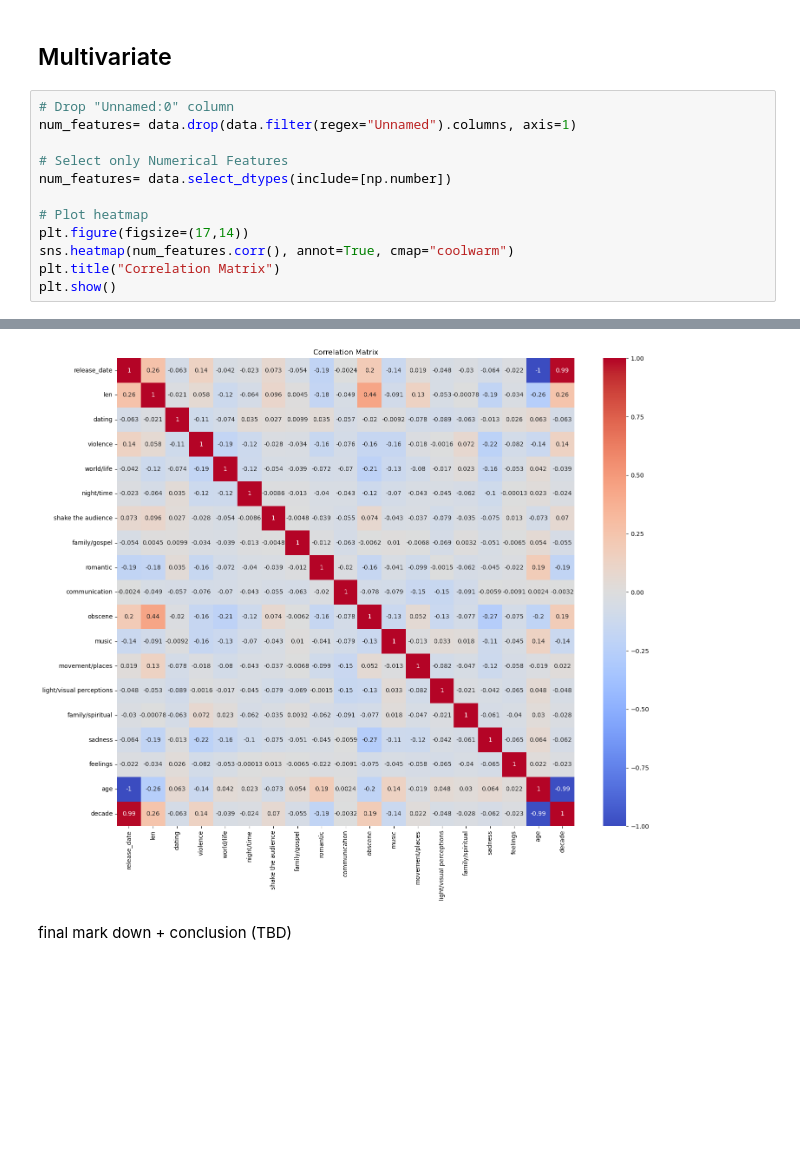
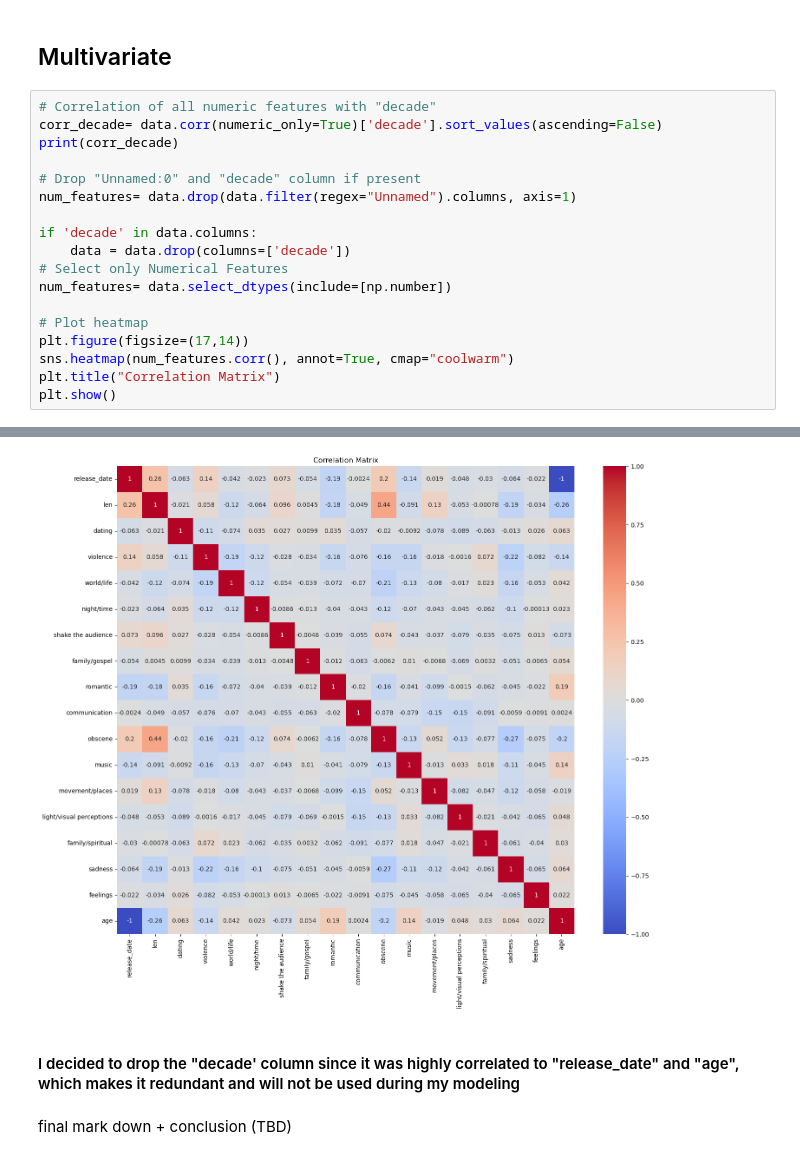
Before and after one commit to ohTMI/Music-Recommendation-Lab, a Jupyter notebook: Code/EDA.ipynb, the cells around one changed output, grey strips where cells are left out. Cells and saved outputs as stored; diff of their text form; blank space fills up the shorter version.

Commit message:
Modeling notebook added + EDA update

```diff
--- a/Code/EDA.ipynb
+++ b/Code/EDA.ipynb
@@ -390,9 +423,15 @@ plt.show()
 # %% [markdown]
 ## Multivariate
 # %%
-# Drop "Unnamed:0" column
+# Correlation of all numeric features with "decade"
+corr_decade= data.corr(numeric_only=True)['decade'].sort_values(ascending=False)
+print(corr_decade)
+
+# Drop "Unnamed:0" and "decade" column if present
 num_features= data.drop(data.filter(regex="Unnamed").columns, axis=1)
 
+if 'decade' in data.columns:
+    data = data.drop(columns=['decade'])
 # Select only Numerical Features
 num_features= data.select_dtypes(include=[np.number])
 
@@ -405,3 +464,5 @@ plt.show()
-[figure, old version]
+[figure, new version]
+# %% [markdown]
+#### I decided to drop the "decade' column since it was highly correlated to "release_date" and "age", which makes it redundant and will not be used during my modeling
 # %% [markdown]
 final mark down + conclusion (TBD)
```
Also changed, not shown: parts of 6 cells of this notebook, 1 other file.
